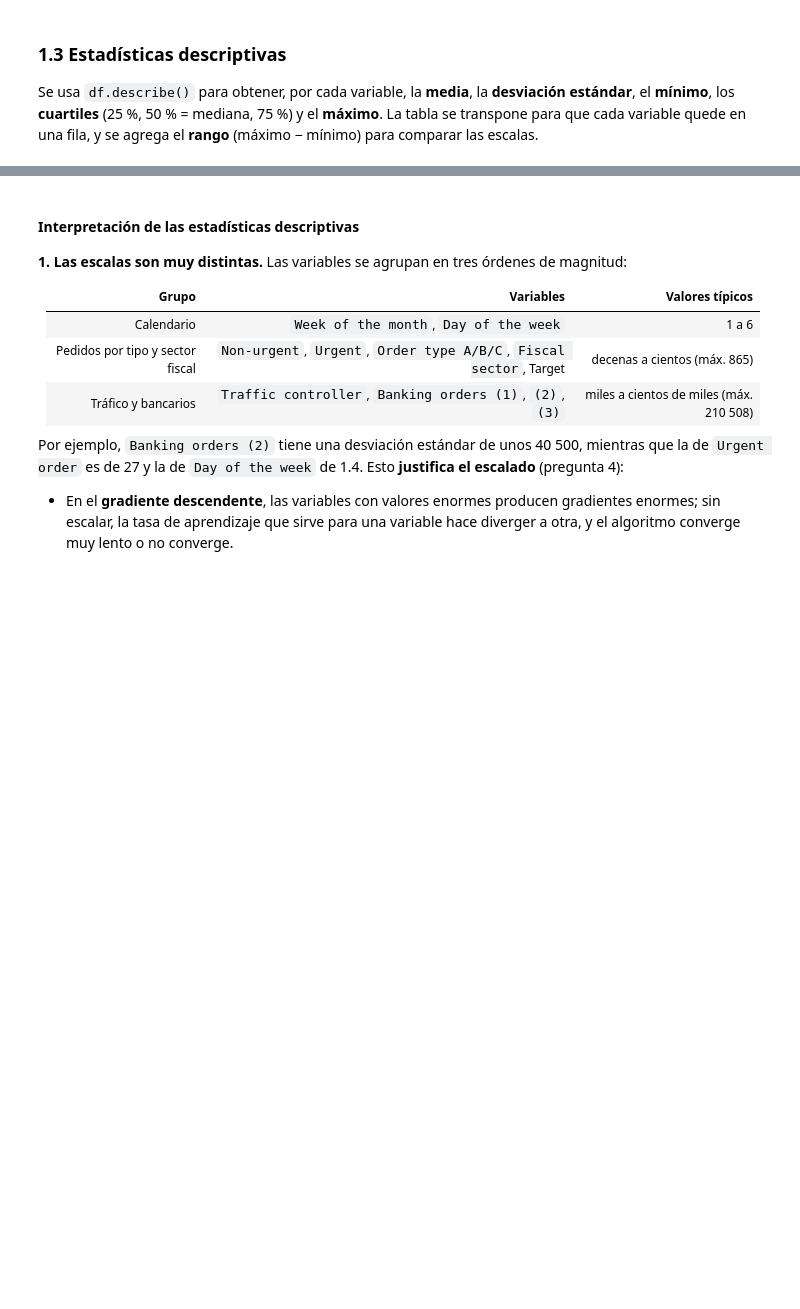
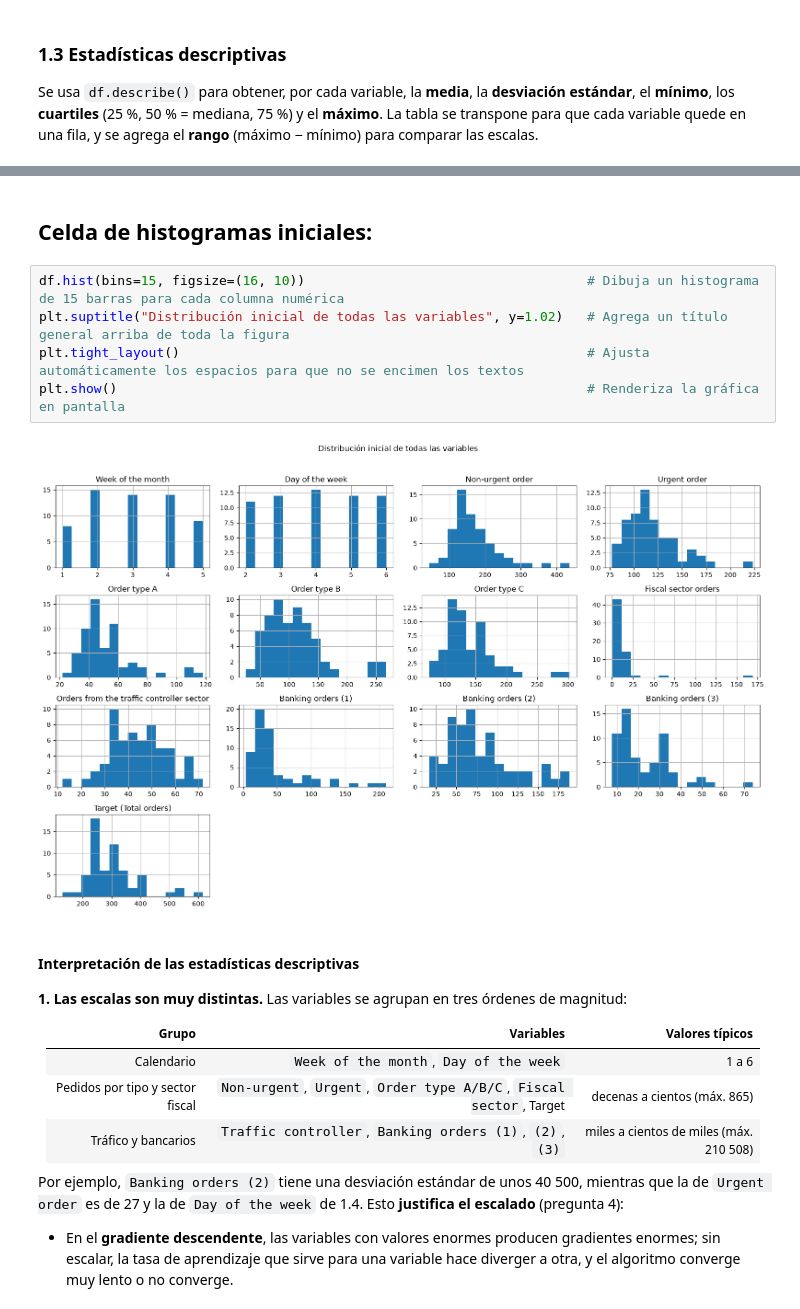
Before and after one commit to tdavidvergara/regresion-lineal-machine-learning, a Jupyter notebook: EDA_Regresion_Demanda.ipynb, the cells around one changed output, grey strips where cells are left out. Saved outputs shown, nothing was run; the diff lists cells and outputs as text; blank space fills up the shorter version.

Commit message:
EDA hasta histogramas iniciales

```diff
--- a/EDA_Regresion_Demanda.ipynb
+++ b/EDA_Regresion_Demanda.ipynb
@@ -144,4 +146,13 @@ display(estadisticas.round(2))
 | Target (Total orders) | 60.0 | 300.87 | 89.60 | 129.41 | 238.20 | 288.03 | 334.24 | 616.45 | 487.04 |
+# %% [markdown]
+## Celda de histogramas iniciales:
+# %%
+df.hist(bins=15, figsize=(16, 10))                                    # Dibuja un histograma de 15 barras para cada columna numérica
+plt.suptitle("Distribución inicial de todas las variables", y=1.02)   # Agrega un título general arriba de toda la figura
+plt.tight_layout()                                                    # Ajusta automáticamente los espacios para que no se encimen los textos
+plt.show()                                                            # Renderiza la gráfica en pantalla
+# %% [output]
+[figure, added]
 # %% [markdown]
 #### Interpretación de las estadísticas descriptivas
 
```
Also changed, not shown: parts of 5 cells of this notebook.
